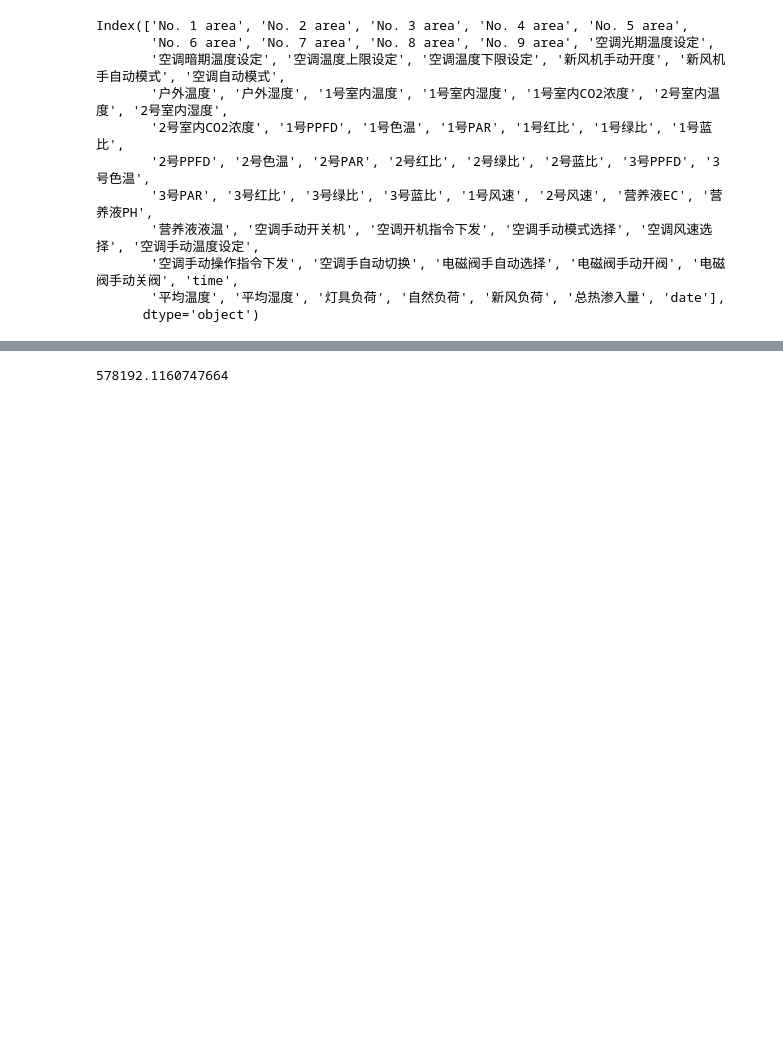
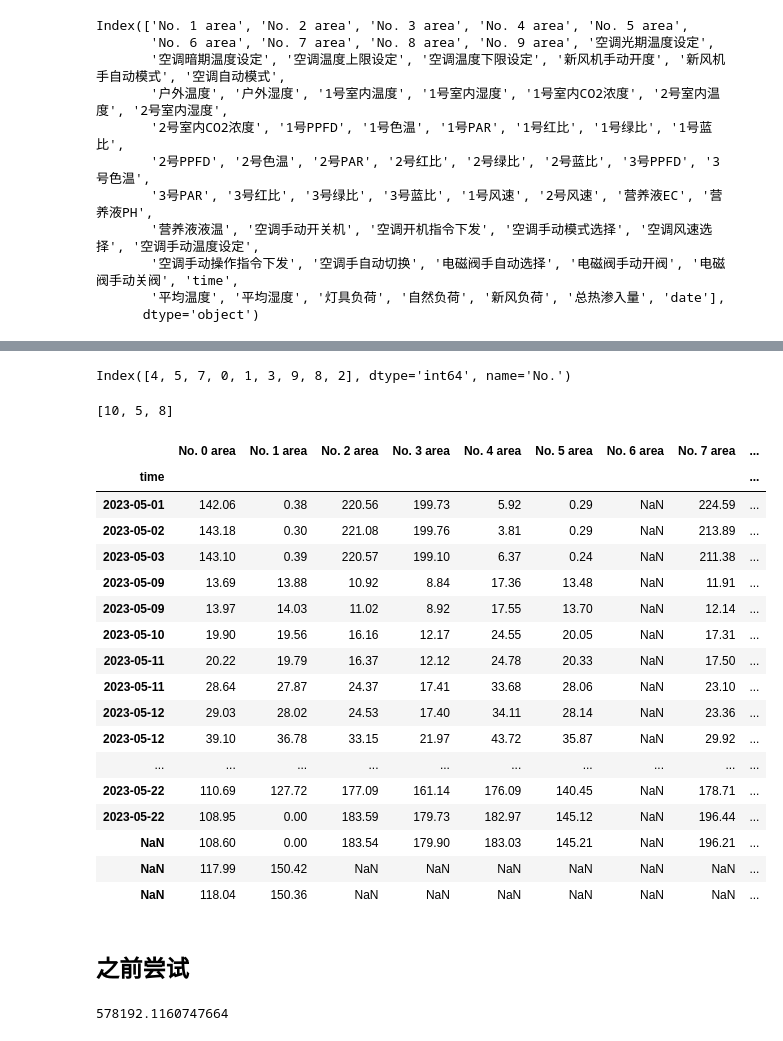
Before and after one commit to ThomasXIONG151215/vertical_farm_dp, a Jupyter notebook: data_upload.ipynb, the cells around one changed output, grey strips where cells are left out. Cells and saved outputs as stored; diff of their text form; code cells hidden in the pictures; blank space fills up the shorter version.

```diff
--- a/data_upload.ipynb
+++ b/data_upload.ipynb
@@ -180,3 +318,53 @@ px.scatter(test_hetero,x=test_hetero.index,y=['No. 1 area','No. 2 area','No. 3 a
+# %%
+lights_set_df.keys()
+# %% [output]
+Index([4, 5, 7, 0, 1, 3, 9, 8, 2], dtype='int64', name='No.')
+# %%
+import pandas as pd
+import re
+
+def extract_number(data):
+    number_array = []
+
+    for item in data:
+        numbers = re.findall(r'\d+', item)
+        number_array.append(int(numbers[0]))
+
+    return number_array
+
+# Create an example DataFrame
+df = pd.DataFrame({'Data Item': ['10W+10R', '5W+15R', '8W+2R']})
+
+# Call the function to extract numbers
+number_array = extract_number(df['Data Item'])
+
+# Print the extracted number array
+print(number_array)
+# %% [output]
+[10, 5, 8]
+# %%
+plants_day
+# %% [output]
+|  | No. 0 area | No. 1 area | No. 2 area | No. 3 area | No. 4 area | No. 5 area | No. 6 area | No. 7 area | ... |
+| time |  |  |  |  |  |  |  |  | ... |
+| 2023-05-01 | 142.06 | 0.38 | 220.56 | 199.73 | 5.92 | 0.29 | NaN | 224.59 | ... |
+| 2023-05-02 | 143.18 | 0.30 | 221.08 | 199.76 | 3.81 | 0.29 | NaN | 213.89 | ... |
+| 2023-05-03 | 143.10 | 0.39 | 220.57 | 199.10 | 6.37 | 0.24 | NaN | 211.38 | ... |
+| 2023-05-09 | 13.69 | 13.88 | 10.92 | 8.84 | 17.36 | 13.48 | NaN | 11.91 | ... |
+| 2023-05-09 | 13.97 | 14.03 | 11.02 | 8.92 | 17.55 | 13.70 | NaN | 12.14 | ... |
+| 2023-05-10 | 19.90 | 19.56 | 16.16 | 12.17 | 24.55 | 20.05 | NaN | 17.31 | ... |
+| 2023-05-11 | 20.22 | 19.79 | 16.37 | 12.12 | 24.78 | 20.33 | NaN | 17.50 | ... |
+| 2023-05-11 | 28.64 | 27.87 | 24.37 | 17.41 | 33.68 | 28.06 | NaN | 23.10 | ... |
+| 2023-05-12 | 29.03 | 28.02 | 24.53 | 17.40 | 34.11 | 28.14 | NaN | 23.36 | ... |
+| 2023-05-12 | 39.10 | 36.78 | 33.15 | 21.97 | 43.72 | 35.87 | NaN | 29.92 | ... |
+| ... | ... | ... | ... | ... | ... | ... | ... | ... | ... |
+| 2023-05-22 | 110.69 | 127.72 | 177.09 | 161.14 | 176.09 | 140.45 | NaN | 178.71 | ... |
+| 2023-05-22 | 108.95 | 0.00 | 183.59 | 179.73 | 182.97 | 145.12 | NaN | 196.44 | ... |
+| NaN | 108.60 | 0.00 | 183.54 | 179.90 | 183.03 | 145.21 | NaN | 196.21 | ... |
+| NaN | 117.99 | 150.42 | NaN | NaN | NaN | NaN | NaN | NaN | ... |
+| NaN | 118.04 | 150.36 | NaN | NaN | NaN | NaN | NaN | NaN | ... |
+# %% [markdown]
+## 之前尝试
 # %%
 a,b = plants[['Pixel','Area']].mean()
 # %%
```
Also changed, not shown: parts of 11 cells of this notebook, 4 other files.
